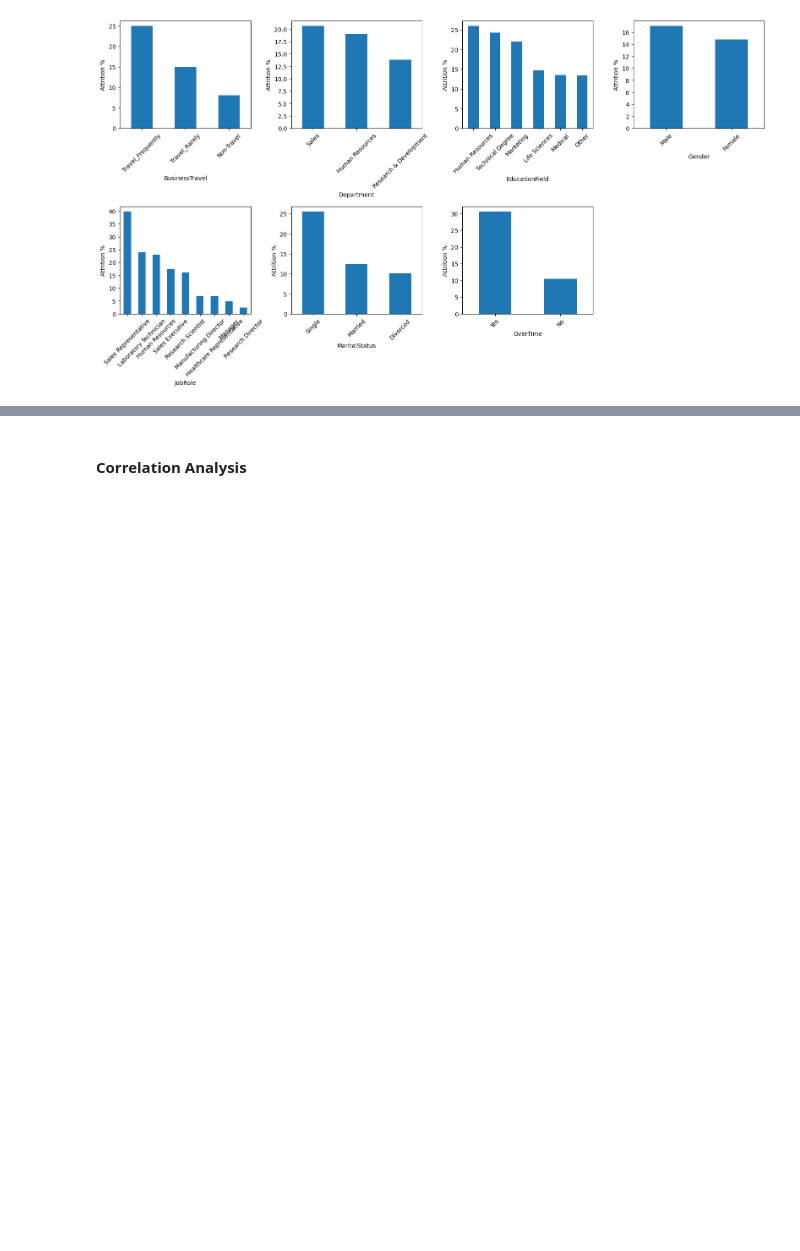
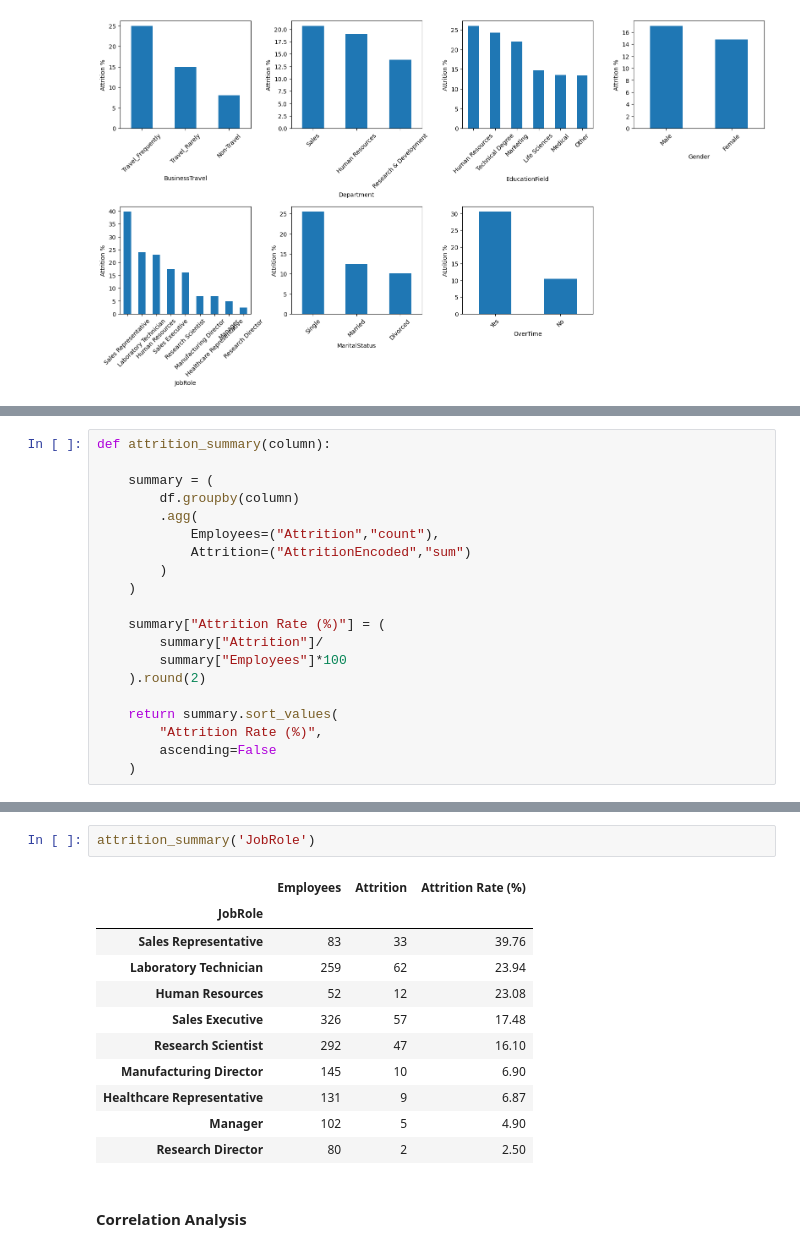
Before and after one commit to p-kaushik7799/IBM-Employee-Attrition-Analysis, a Jupyter notebook: ibm_analytics.ipynb, the cells around one changed output, grey strips where cells are left out. Cells and saved outputs as stored; diff of their text form; blank space fills up the shorter version.

```diff
--- a/ibm_analytics.ipynb
+++ b/ibm_analytics.ipynb
@@ -471,0 +474,20 @@ plt.show()
+# %%
+def attrition_summary(column):
+
+    summary = (
+        df.groupby(column)
+        .agg(
+            Employees=("Attrition","count"),
+            Attrition=("AttritionEncoded","sum")
+        )
+    )
+
+    summary["Attrition Rate (%)"] = (
+        summary["Attrition"]/
+        summary["Employees"]*100
+    ).round(2)
+
+    return summary.sort_values(
+        "Attrition Rate (%)",
+        ascending=False
+    )
@@ -472,3 +563,17 @@ plt.show()
+# %%
+attrition_summary('JobRole')
+# %% [output]
+|  | Employees | Attrition | Attrition Rate (%) |
+| JobRole |  |  |  |
+| Sales Representative | 83 | 33 | 39.76 |
+| Laboratory Technician | 259 | 62 | 23.94 |
+| Human Resources | 52 | 12 | 23.08 |
+| Sales Executive | 326 | 57 | 17.48 |
+| Research Scientist | 292 | 47 | 16.10 |
+| Manufacturing Director | 145 | 10 | 6.90 |
+| Healthcare Representative | 131 | 9 | 6.87 |
+| Manager | 102 | 5 | 4.90 |
+| Research Director | 80 | 2 | 2.50 |
 # %% [markdown]
 #### Correlation Analysis
 # %%
```
Also changed, not shown: parts of 34 cells of this notebook, 3 other files.
